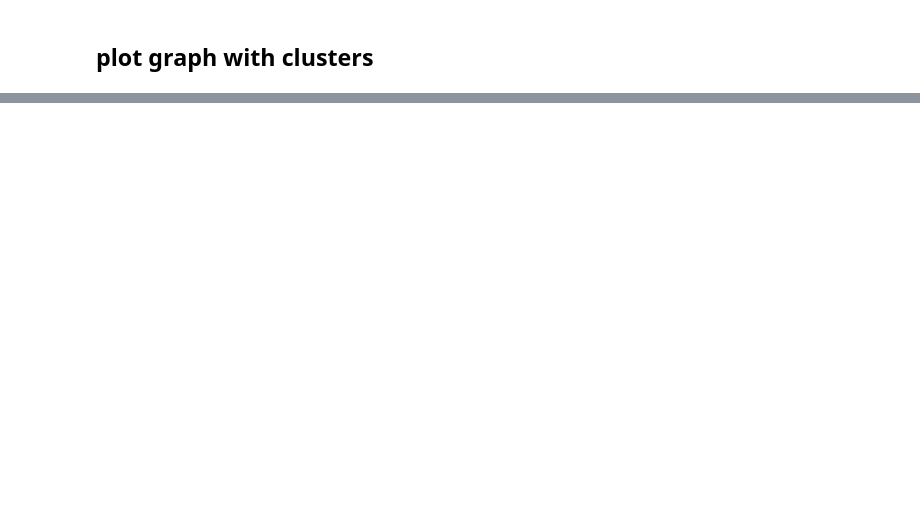
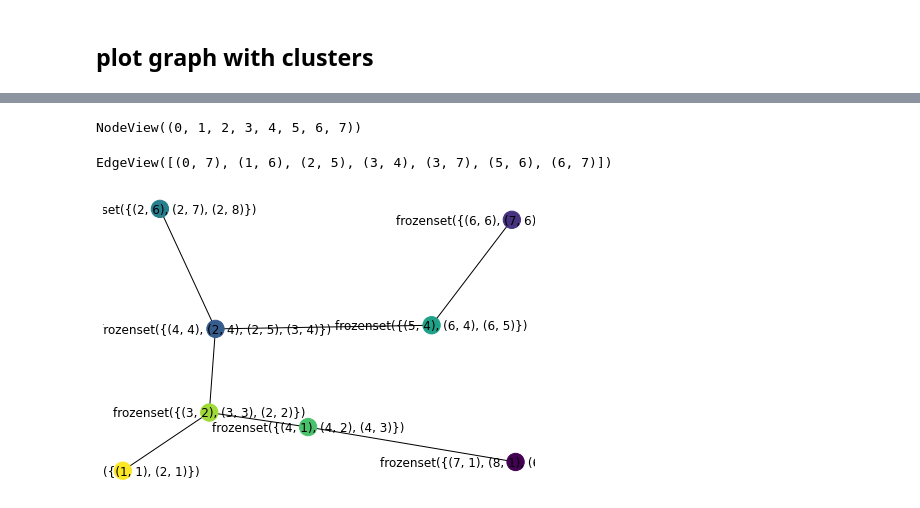
Before and after one commit to pareyesv/landscape_steiner, a Jupyter notebook: 0.3-grid_hierarchy.ipynb, the cells around one changed output, grey strips where cells are left out. Cells and saved outputs as stored; diff of their text form; code cells hidden in the pictures; blank space fills up the shorter version.

Commit message:
feat: add quotient/contracted graph to nb

```diff
--- a/0.3-grid_hierarchy.ipynb
+++ b/0.3-grid_hierarchy.ipynb
@@ -265,0 +272,2 @@ SVG(svg_graph(adjacency, position, labels=labels))
+# %%
+G_q = nx.quotient_graph(G_st, same_component)
@@ -265,0 +286,25 @@ SVG(svg_graph(adjacency, position, labels=labels))
+# %%
+G_relabel.nodes()
+# %% [output]
+NodeView((0, 1, 2, 3, 4, 5, 6, 7))
+# %%
+G_relabel.edges()
+# %% [output]
+EdgeView([(0, 7), (1, 6), (2, 5), (3, 4), (3, 7), (5, 6), (6, 7)])
+# %%
+def centroid(node_set):
+    # TODO: refactor
+    x_values, y_values = zip(*list(node_set))
+    return (np.mean(x_values), np.mean(y_values))
+# %%
+node_pos = {n: centroid(n) for n in G_q.nodes()}
+# %%
+node_color = {n: node_label[list(n)[0]] for n in G_q.nodes()}
+# %%
+nx.draw(G_q,
+        pos=node_pos,
+        with_labels=True,
+        node_color=list(node_color.values()),
+       )
+# %% [output]
+[figure, added]
```
Also changed, not shown: parts of 7 cells of this notebook.
